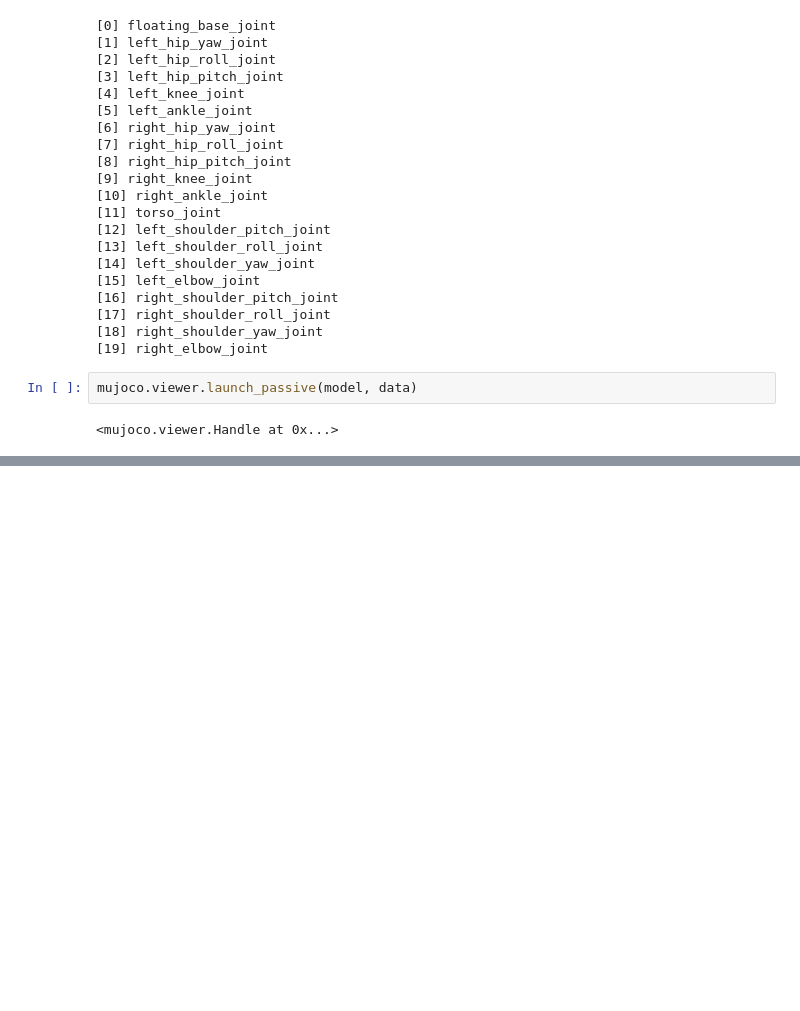
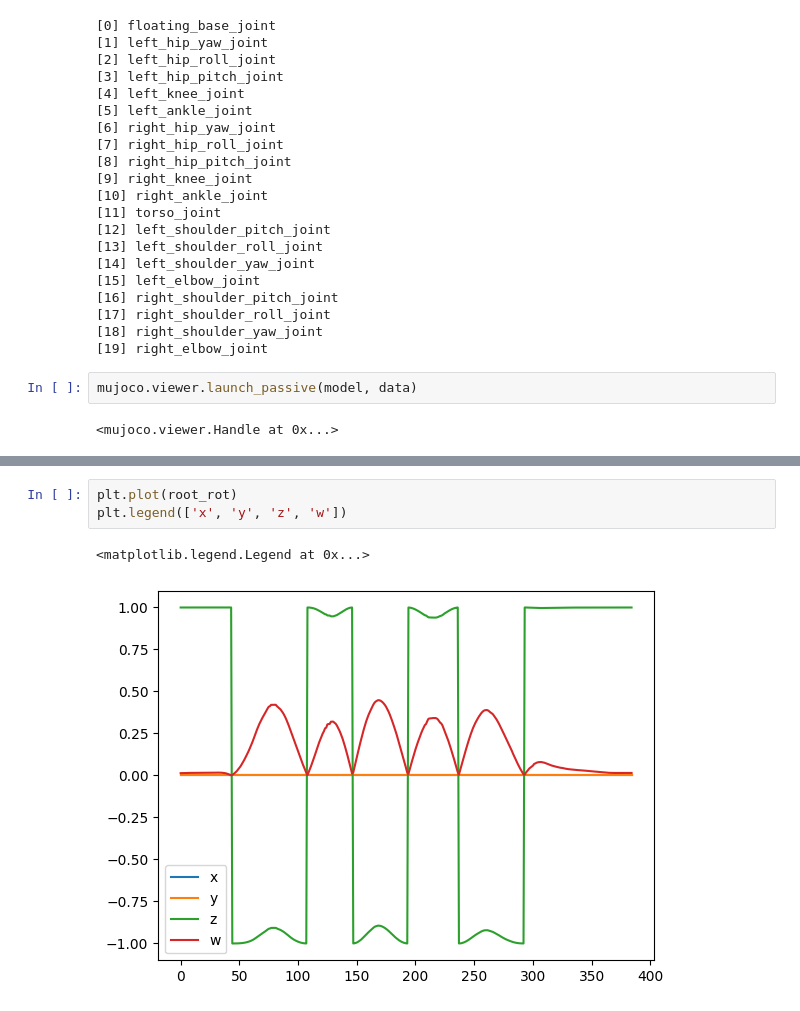
Before and after one commit to han-xudong/human2humanoid, a Jupyter notebook: test.ipynb, the cells around one changed output, grey strips where cells are left out. Cells and saved outputs as stored; diff of their text form; blank space fills up the shorter version.

```diff
--- a/test.ipynb
+++ b/test.ipynb
@@ -156,0 +196,6 @@ mujoco.viewer.launch_passive(model, data)
+# %%
+plt.plot(root_rot)
+plt.legend(['x', 'y', 'z', 'w'])
+# %% [output]
+<matplotlib.legend.Legend at 0x...>
+[figure, added]
```
Also changed, not shown: parts of 5 cells of this notebook, 7 other files.
